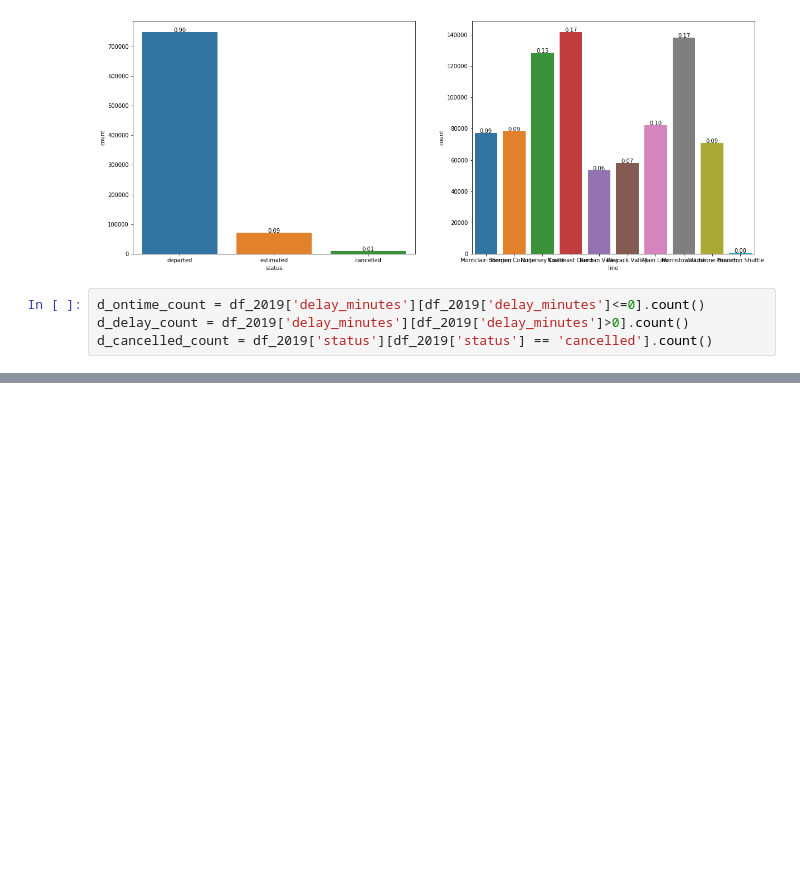
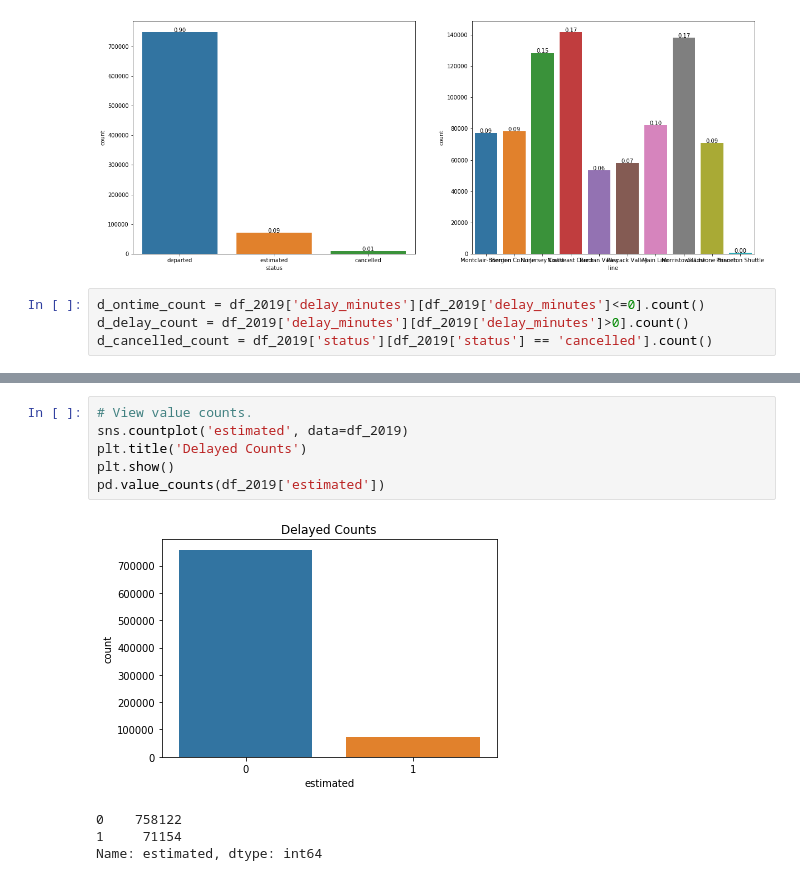
Before and after one commit to fazel74/Thinkful, a Jupyter notebook: 34.Capstone3-Unsupervised-Learning.ipynb, the cells around one changed output, grey strips where cells are left out. Saved outputs shown, nothing was run; the diff lists cells and outputs as text; blank space fills up the shorter version.

```diff
--- a/34.Capstone3-Unsupervised-Learning.ipynb
+++ b/34.Capstone3-Unsupervised-Learning.ipynb
@@ -345,0 +507,11 @@ df_2019.head()
+# %%
+# View value counts.
+sns.countplot('estimated', data=df_2019)
+plt.title('Delayed Counts')
+plt.show()
+pd.value_counts(df_2019['estimated'])
+# %% [output]
+[figure, added]
+0    758122
+1     71154
+Name: estimated, dtype: int64
```
Also changed, not shown: parts of 40 cells of this notebook.
